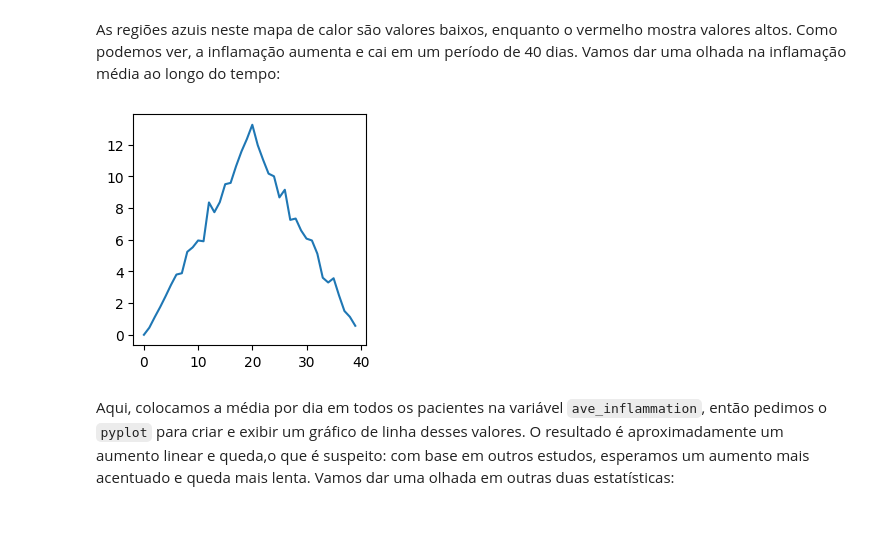
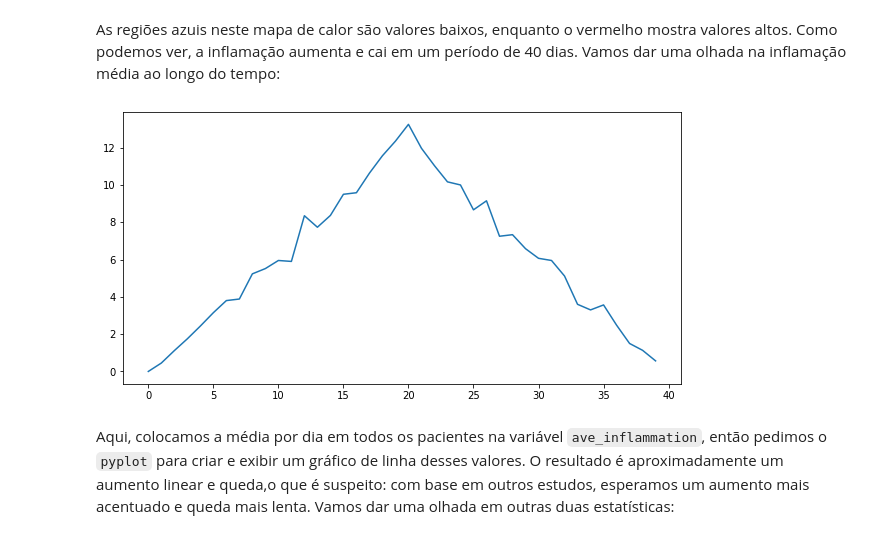
Before and after one commit to rafaluz/TOPICOS-ESPECIAIS-20241, a Jupyter notebook: 1 - introducao_python/02 - introducao a analise de dados.ipynb, the cells around one changed output. Drawn from its saved outputs; the diff is of its cells as text; code cells hidden in the pictures.

```diff
--- a/1 - introducao_python/02 - introducao a analise de dados.ipynb
+++ b/1 - introducao_python/02 - introducao a analise de dados.ipynb
@@ -291,11 +259,11 @@ Como podemos ver, a inflamação aumenta e cai em um período de 40 dias.
 Vamos dar uma olhada na inflamação média ao longo do tempo:
 # %%
 ave_inflammation = data.mean(axis=0)
-pyplot.figure(figsize=(3, 3))
+pyplot.figure(figsize=(10, 5))
 pyplot.plot(ave_inflammation)
 pyplot.show()
 # %% [output]
-[figure, old version]
+[figure, new version]
 # %% [markdown]
 Aqui,
 colocamos a média por dia em todos os pacientes na variável `ave_inflammation`,
```
Also changed, not shown: parts of 19 cells of this notebook, 3 other files.
